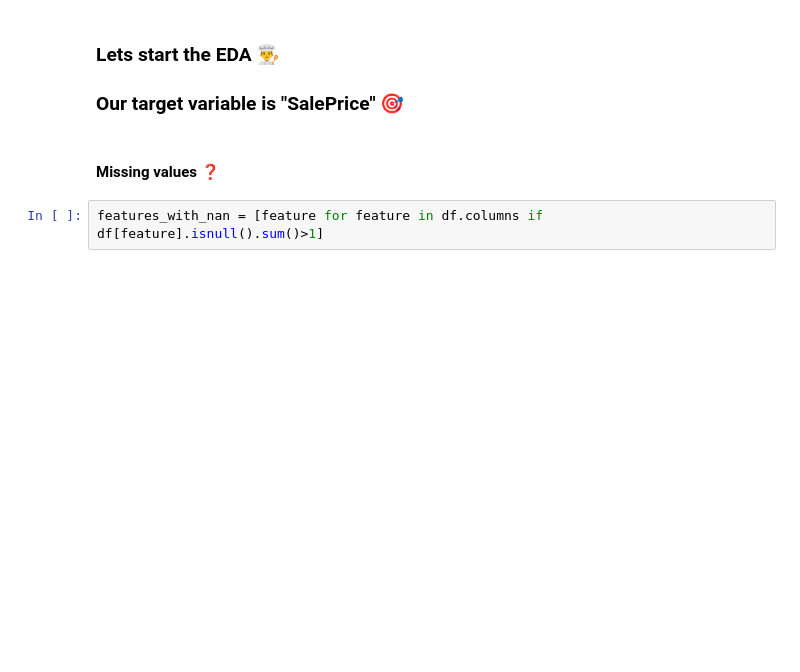
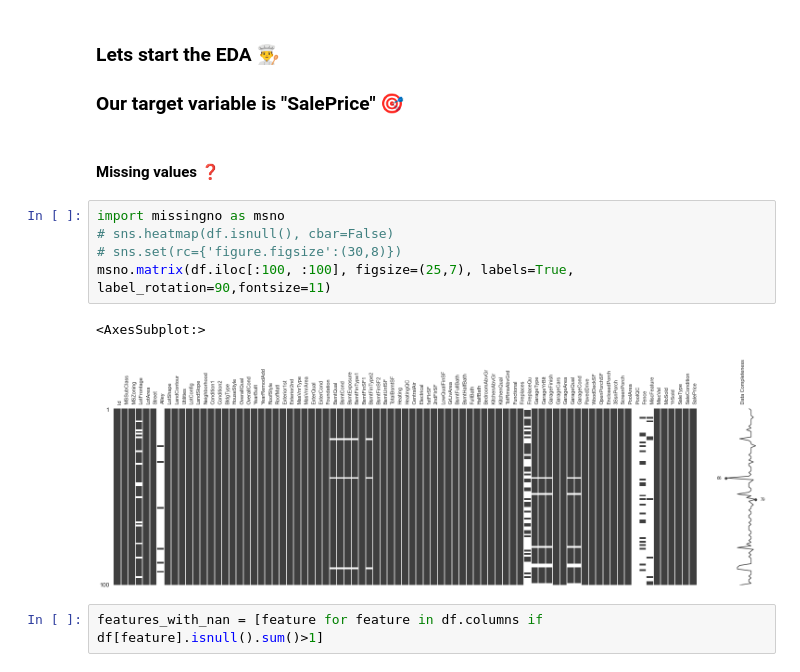
Before and after one commit to arslandevs/dataScienceProjects, a Jupyter notebook: housePrices/src/eda.ipynb, the cells around one changed output. Drawn from its saved outputs; the diff is of its cells as text; blank space fills up the shorter version.

```diff
--- a/housePrices/src/eda.ipynb
+++ b/housePrices/src/eda.ipynb
@@ -30,6 +30,14 @@ df.head()
 ### Our target variable is "SalePrice" 🎯
 # %% [markdown]
 #### Missing values ❓
+# %%
+import missingno as msno
+# sns.heatmap(df.isnull(), cbar=False)
+# sns.set(rc={'figure.figsize':(30,8)})
+msno.matrix(df.iloc[:100, :100], figsize=(25,7), labels=True, label_rotation=90,fontsize=11)
+# %% [output]
+<AxesSubplot:>
+[figure, added]
 # %%
 features_with_nan = [feature for feature in df.columns if df[feature].isnull().sum()>1]
 # %%
```
Also changed, not shown: 21 other files.
